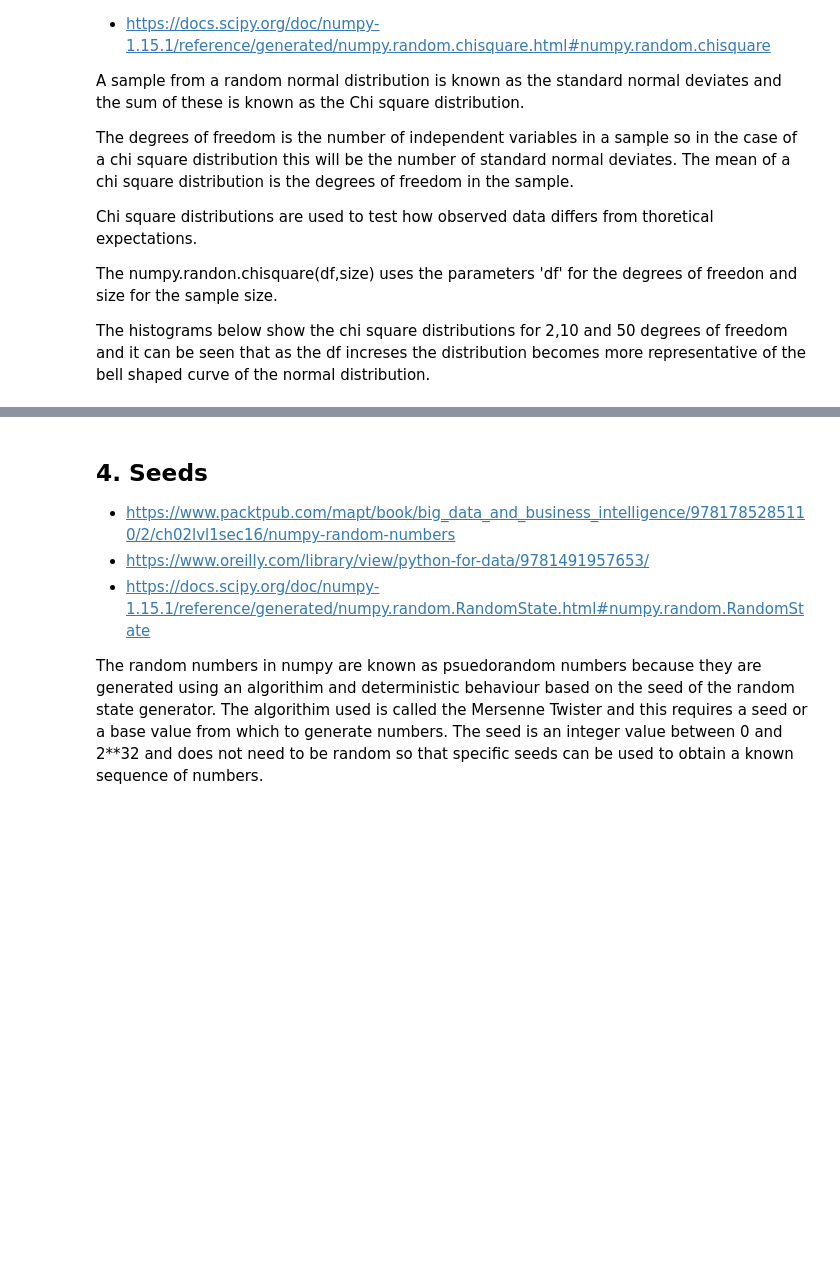
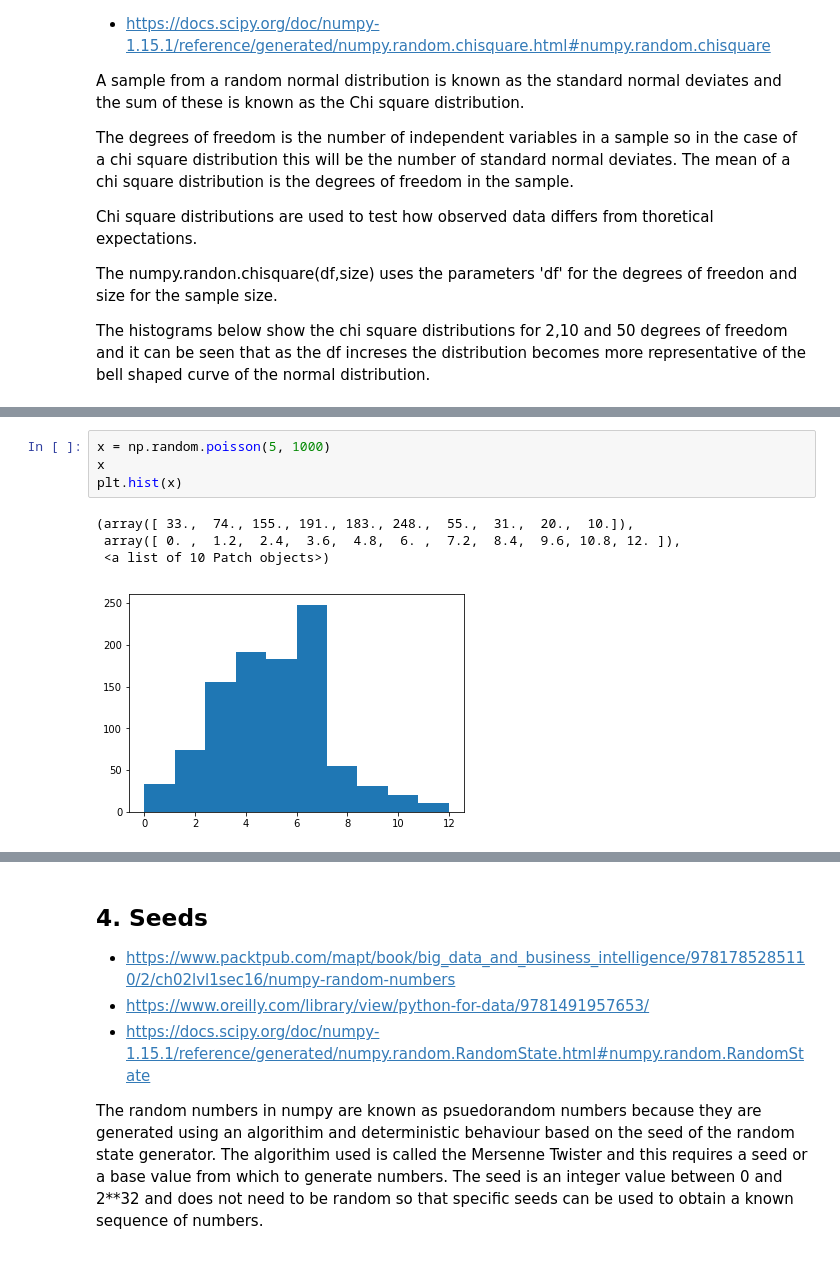
Before and after one commit to tommirrington/numpy-random, a Jupyter notebook: numpy-random.ipynb, the cells around one changed output, grey strips where cells are left out. Saved outputs shown, nothing was run; the diff lists cells and outputs as text; blank space fills up the shorter version.

Commit message:
poisson and exponential added

```diff
--- a/numpy-random.ipynb
+++ b/numpy-random.ipynb
@@ -191,0 +169,9 @@ plt.hist(z)
+# %%
+x = np.random.poisson(5, 1000)
+x
+plt.hist(x)
+# %% [output]
+(array([ 33.,  74., 155., 191., 183., 248.,  55.,  31.,  20.,  10.]),
+ array([ 0. ,  1.2,  2.4,  3.6,  4.8,  6. ,  7.2,  8.4,  9.6, 10.8, 12. ]),
+ <a list of 10 Patch objects>)
+[figure, added]
```
Also changed, not shown: parts of 21 cells of this notebook.
